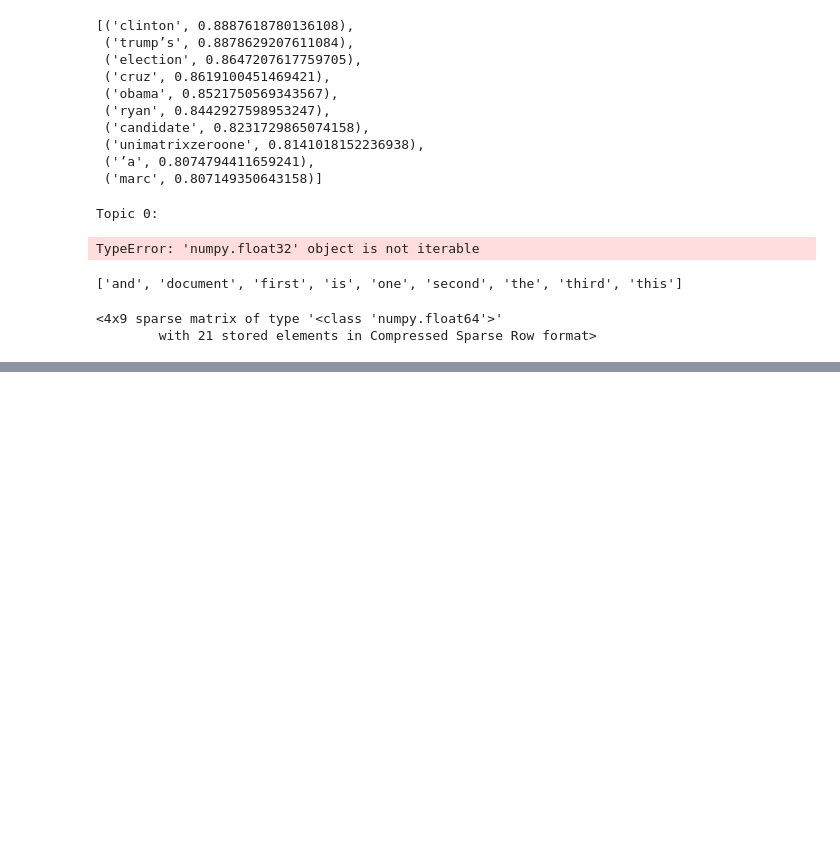
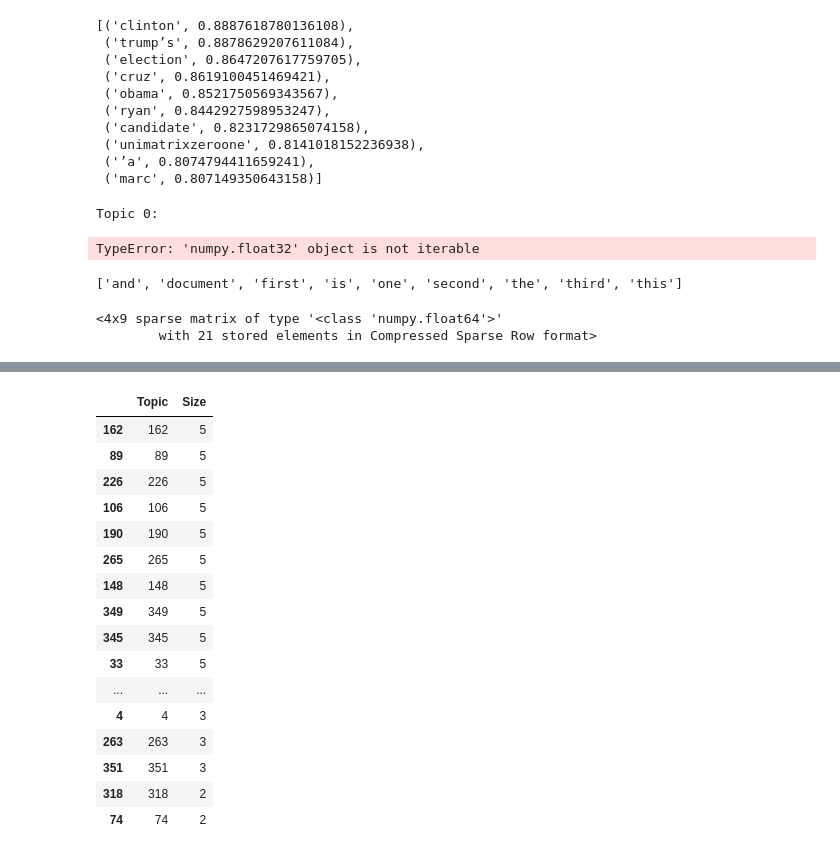
Before and after one commit to archifreitas/big_picture, a Jupyter notebook: notebooks/calem.ipynb, the cells around one changed output, grey strips where cells are left out. Cells and saved outputs as stored; diff of their text form; code cells hidden in the pictures; blank space fills up the shorter version.

```diff
--- a/notebooks/calem.ipynb
+++ b/notebooks/calem.ipynb
@@ -183,0 +228,5 @@ X
+# %%
+docs_df = pd.DataFrame(raw_content)
+docs_df['Topic'] = cluster.labels_
+docs_df['Doc_ID'] = range(len(docs_df))
+docs_per_topic = docs_df.groupby(['Topic'], as_index = False).agg({'content': ' '.join})
@@ -183,0 +287,20 @@ X
+# %%
+def extract_top_n_words_per_topic(tf_idf, count, docs_per_topic, n=20):
+    words = count.get_feature_names()
+    labels = list(docs_per_topic.Topic)
+    tf_idf_transposed = tf_idf.T
+    indices = tf_idf_transposed.argsort()[:, -n:]
+    top_n_words = {label: [(words[j], tf_idf_transposed[i][j]) for j in indices[i]][::-1] for i, label in enumerate(labels)}
+    return top_n_words
+
+def extract_topic_sizes(df):
+    topic_sizes = (df.groupby(['Topic'])
+                     .content
+                     .count()
+                     .reset_index()
+                     .rename({"Topic": "Topic", "content": "Size"}, axis='columns')
+                     .sort_values("Size", ascending=False))
+    return topic_sizes
+
+top_n_words = extract_top_n_words_per_topic(tf_idf, count, docs_per_topic, n=20)
+topic_sizes = extract_topic_sizes(docs_df); topic_sizes.head(10)
@@ -183,0 +319,20 @@ X
+# %%
+topic_sizes = extract_topic_sizes(docs_df); topic_sizes.tail(30)
+# %% [output]
+|  | Topic | Size |
+| 162 | 162 | 5 |
+| 89 | 89 | 5 |
+| 226 | 226 | 5 |
+| 106 | 106 | 5 |
+| 190 | 190 | 5 |
+| 265 | 265 | 5 |
+| 148 | 148 | 5 |
+| 349 | 349 | 5 |
+| 345 | 345 | 5 |
+| 33 | 33 | 5 |
+| ... | ... | ... |
+| 4 | 4 | 3 |
+| 263 | 263 | 3 |
+| 351 | 351 | 3 |
+| 318 | 318 | 2 |
+| 74 | 74 | 2 |
```
Also changed, not shown: parts of 19 cells of this notebook, 2 other files.
